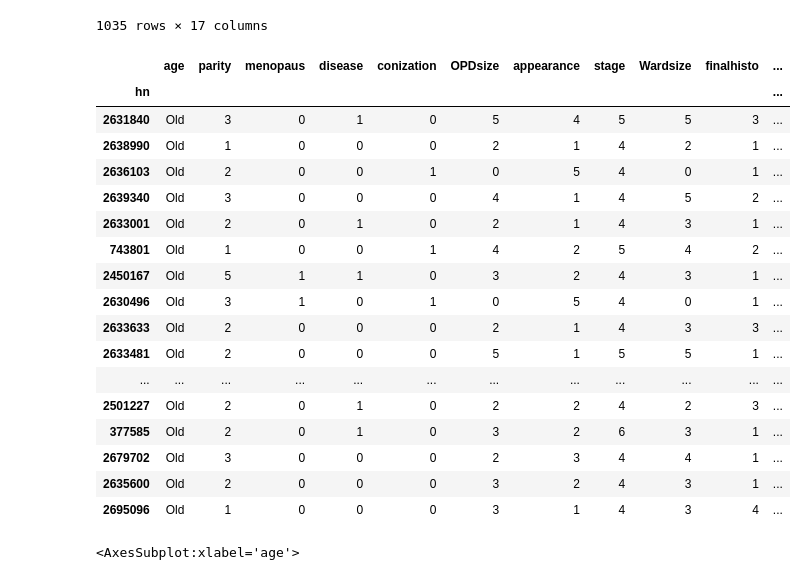
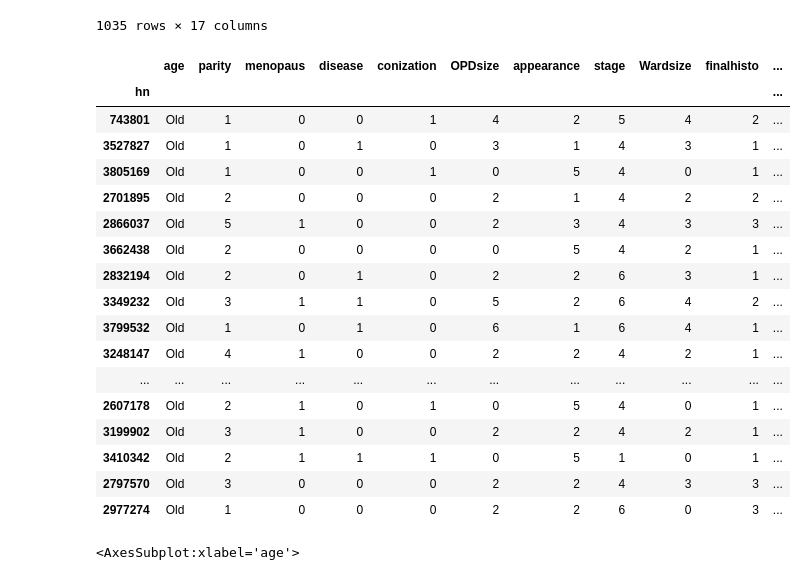
Before and after one commit to Aunggrid/BDM_602110088, a Jupyter notebook: week5-602110088.ipynb, the cells around one changed output. Saved outputs shown, nothing was run; the diff lists cells and outputs as text; code cells hidden in the pictures.

```diff
--- a/week5-602110088.ipynb
+++ b/week5-602110088.ipynb
@@ -602,27 +602,27 @@ cn_clean2
 1035 rows × 17 columns
 # %%
 #EX1.5 And #EX1.6
-cn_clean3= cn_clean2.groupby('pmmet').head(10)
+cn_clean3= cn_clean2.groupby('pmmet').sample(n=10, random_state=1)
 cn_clean3.sort_values(by=['pmmet'])
 # %% [output]
 |  | age | parity | menopaus | disease | conization | OPDsize | appearance | stage | Wardsize | finalhisto | ... |
 | hn |  |  |  |  |  |  |  |  |  |  | ... |
-| 2631840 | Old | 3 | 0 | 1 | 0 | 5 | 4 | 5 | 5 | 3 | ... |
-| 2638990 | Old | 1 | 0 | 0 | 0 | 2 | 1 | 4 | 2 | 1 | ... |
-| 2636103 | Old | 2 | 0 | 0 | 1 | 0 | 5 | 4 | 0 | 1 | ... |
-| 2639340 | Old | 3 | 0 | 0 | 0 | 4 | 1 | 4 | 5 | 2 | ... |
-| 2633001 | Old | 2 | 0 | 1 | 0 | 2 | 1 | 4 | 3 | 1 | ... |
 | 743801 | Old | 1 | 0 | 0 | 1 | 4 | 2 | 5 | 4 | 2 | ... |
-| 2450167 | Old | 5 | 1 | 1 | 0 | 3 | 2 | 4 | 3 | 1 | ... |
-| 2630496 | Old | 3 | 1 | 0 | 1 | 0 | 5 | 4 | 0 | 1 | ... |
-| 2633633 | Old | 2 | 0 | 0 | 0 | 2 | 1 | 4 | 3 | 3 | ... |
-| 2633481 | Old | 2 | 0 | 0 | 0 | 5 | 1 | 5 | 5 | 1 | ... |
+| 3527827 | Old | 1 | 0 | 1 | 0 | 3 | 1 | 4 | 3 | 1 | ... |
+| 3805169 | Old | 1 | 0 | 0 | 1 | 0 | 5 | 4 | 0 | 1 | ... |
+| 2701895 | Old | 2 | 0 | 0 | 0 | 2 | 1 | 4 | 2 | 2 | ... |
+| 2866037 | Old | 5 | 1 | 0 | 0 | 2 | 3 | 4 | 3 | 3 | ... |
+| 3662438 | Old | 2 | 0 | 0 | 0 | 0 | 5 | 4 | 2 | 1 | ... |
+| 2832194 | Old | 2 | 0 | 1 | 0 | 2 | 2 | 6 | 3 | 1 | ... |
+| 3349232 | Old | 3 | 1 | 1 | 0 | 5 | 2 | 6 | 4 | 2 | ... |
+| 3799532 | Old | 1 | 0 | 1 | 0 | 6 | 1 | 6 | 4 | 1 | ... |
+| 3248147 | Old | 4 | 1 | 0 | 0 | 2 | 2 | 4 | 2 | 1 | ... |
 | ... | ... | ... | ... | ... | ... | ... | ... | ... | ... | ... | ... |
-| 2501227 | Old | 2 | 0 | 1 | 0 | 2 | 2 | 4 | 2 | 3 | ... |
-| 377585 | Old | 2 | 0 | 1 | 0 | 3 | 2 | 6 | 3 | 1 | ... |
-| 2679702 | Old | 3 | 0 | 0 | 0 | 2 | 3 | 4 | 4 | 1 | ... |
-| 2635600 | Old | 2 | 0 | 0 | 0 | 3 | 2 | 4 | 3 | 1 | ... |
-| 2695096 | Old | 1 | 0 | 0 | 0 | 3 | 1 | 4 | 3 | 4 | ... |
+| 2607178 | Old | 2 | 1 | 0 | 1 | 0 | 5 | 4 | 0 | 1 | ... |
+| 3199902 | Old | 3 | 1 | 0 | 0 | 2 | 2 | 4 | 2 | 1 | ... |
+| 3410342 | Old | 2 | 1 | 1 | 1 | 0 | 5 | 1 | 0 | 1 | ... |
+| 2797570 | Old | 3 | 0 | 0 | 0 | 2 | 2 | 4 | 3 | 3 | ... |
+| 2977274 | Old | 1 | 0 | 0 | 0 | 2 | 2 | 6 | 0 | 3 | ... |
 # %%
 #Ex 2
 pd.crosstab(cn_clean['age'],cn_clean['disease']).plot(kind='bar')
```
